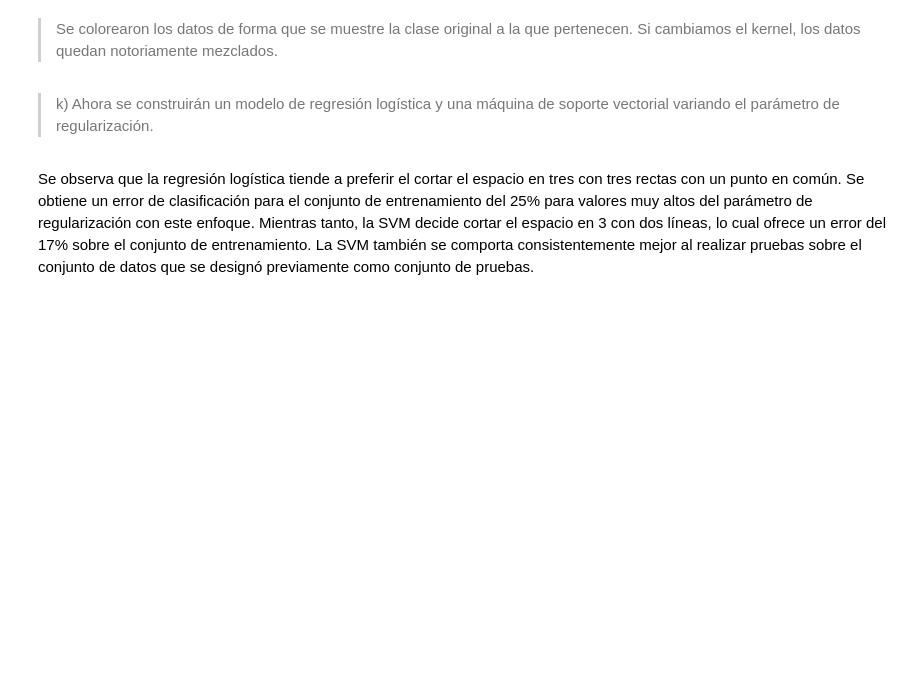
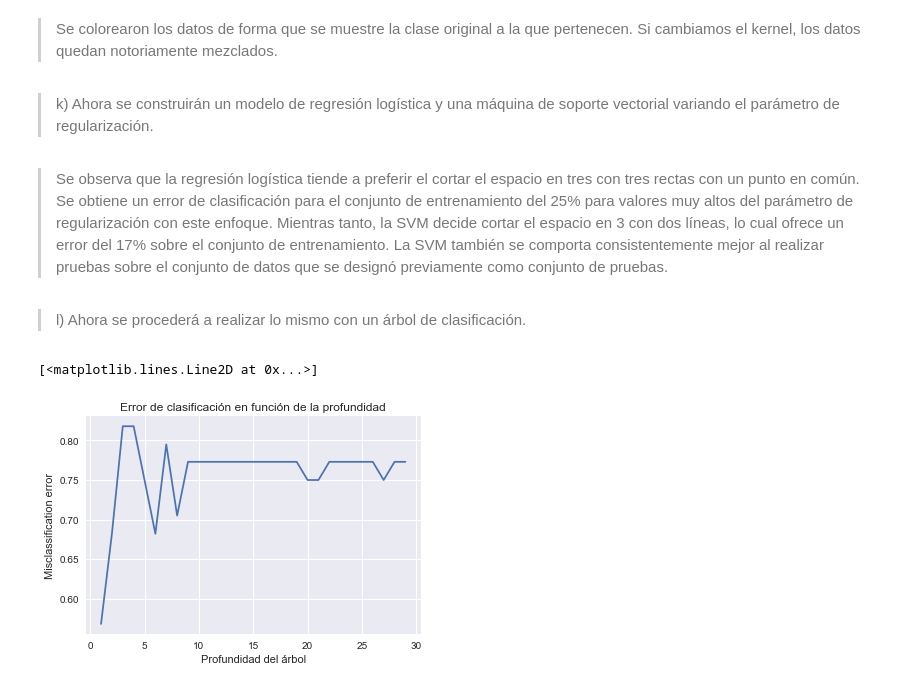
Before and after one commit to TattooeDeer/Tarea-2-ML, a Jupyter notebook: Tarea 2.ipynb, the cells around one changed output. Cells and saved outputs as stored; diff of their text form; code cells hidden in the pictures; blank space fills up the shorter version.

```diff
--- a/Tarea 2.ipynb
+++ b/Tarea 2.ipynb
@@ -400,4 +404,20 @@ X_test = X_pca_test
 interactive(visualize_border_interactive,
             param = Cs, penalty = penalty, learner = learner)
 # %% [markdown]
-Se observa que la regresión logística tiende a preferir el cortar el espacio en tres con tres rectas con un punto en común. Se obtiene un error de clasificación para el conjunto de entrenamiento del 25% para valores muy altos del parámetro de regularización con este enfoque. Mientras tanto, la SVM decide cortar el espacio en 3 con dos líneas, lo cual ofrece un error del 17% sobre el conjunto de entrenamiento. La SVM también se comporta consistentemente mejor al realizar pruebas sobre el conjunto de datos que se designó previamente como conjunto de pruebas.
+>Se observa que la regresión logística tiende a preferir el cortar el espacio en tres con tres rectas con un punto en común. Se obtiene un error de clasificación para el conjunto de entrenamiento del 25% para valores muy altos del parámetro de regularización con este enfoque. Mientras tanto, la SVM decide cortar el espacio en 3 con dos líneas, lo cual ofrece un error del 17% sobre el conjunto de entrenamiento. La SVM también se comporta consistentemente mejor al realizar pruebas sobre el conjunto de datos que se designó previamente como conjunto de pruebas.
+# %% [markdown]
+> l) Ahora se procederá a realizar lo mismo con un árbol de clasificación.
+# %%
+Depths = range(1,30)
+errors = list()
+for depth in Depths:
+    tree_clf = tree.DecisionTreeClassifier(criterion = 'entropy',max_depth = depth)
+    tree_clf = tree_clf.fit(X,y)
+    errors.append(tree_clf.score(X_test,y_test).round(3))
+plt.xlabel("Profundidad del árbol")
+plt.ylabel("Misclassification error")
+plt.title("Error de clasificación en función de la profundidad")
+plt.plot(Depths, errors)
+# %% [output]
+[<matplotlib.lines.Line2D at 0x...>]
+[figure, added]
```
Also changed, not shown: parts of 16 cells of this notebook, 2 other files.
